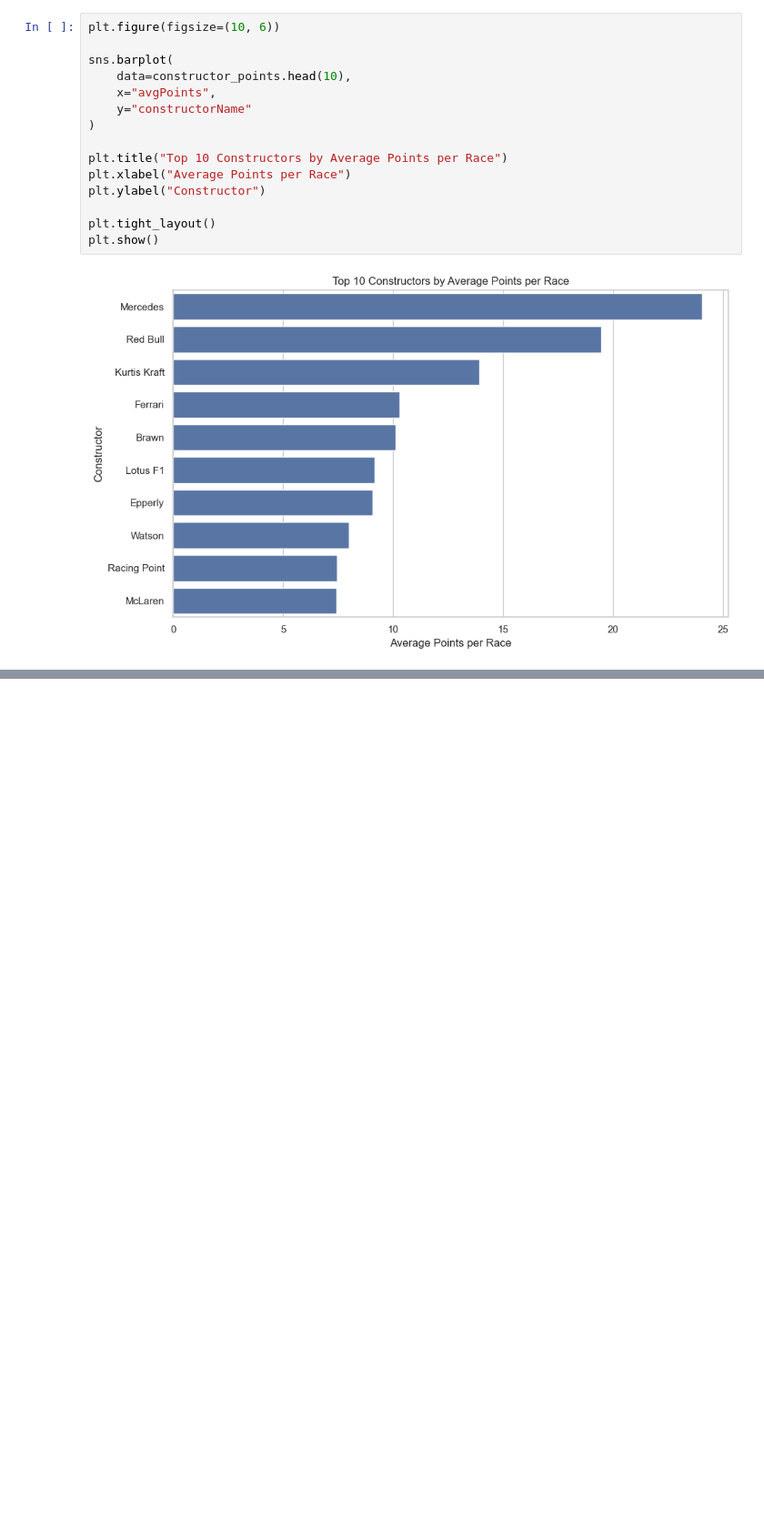
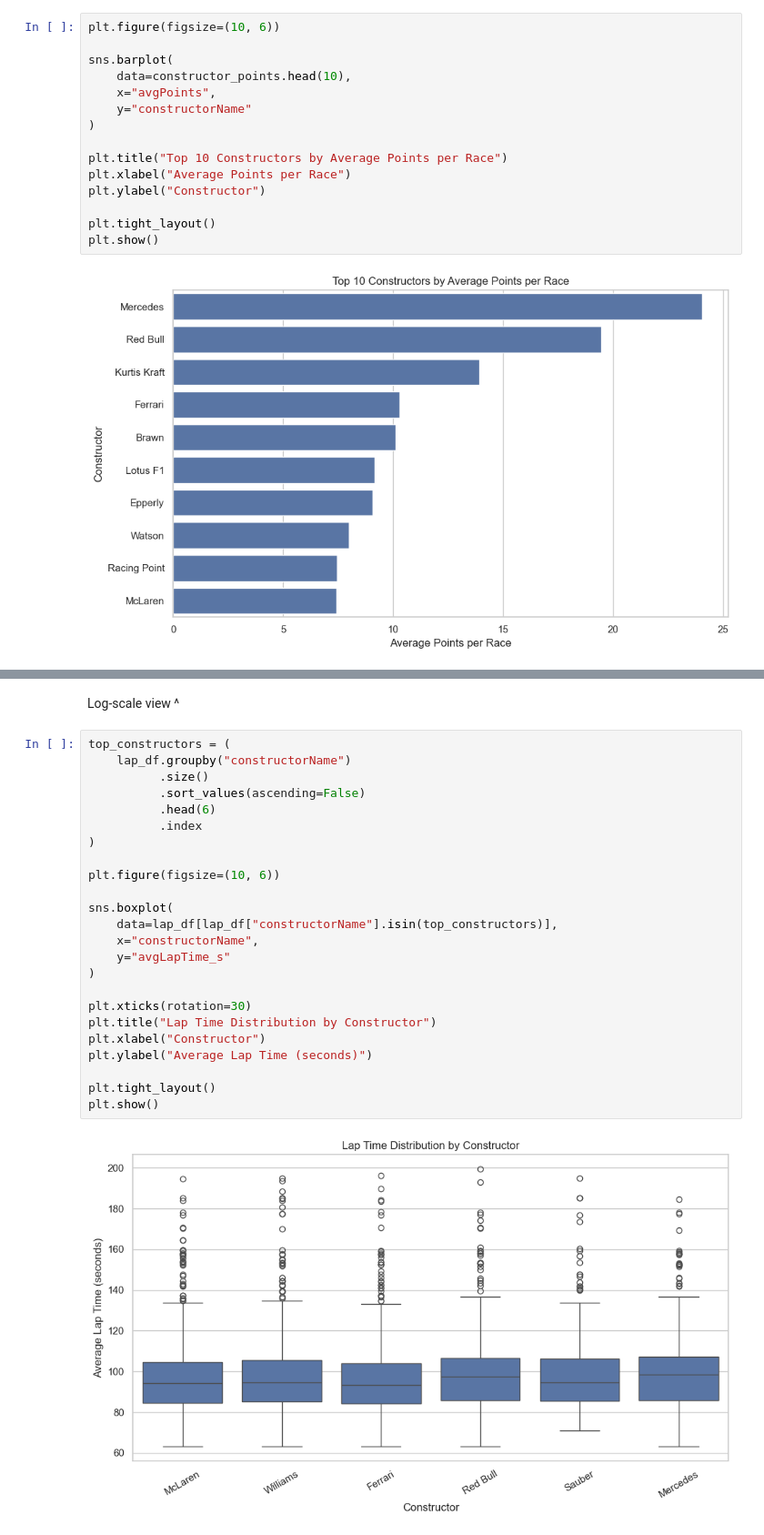
Before and after one commit to Razin3434/F1-Project, a Jupyter notebook: notebooks/04_eda.ipynb, the cells around one changed output, grey strips where cells are left out. Shown at 91% size. Drawn from its saved outputs; the diff is of its cells as text; blank space fills up the shorter version.

```diff
--- a/notebooks/04_eda.ipynb
+++ b/notebooks/04_eda.ipynb
@@ -190,0 +251,28 @@ plt.show()
+# %% [markdown]
+Log-scale view ^
+# %%
+top_constructors = (
+    lap_df.groupby("constructorName")
+          .size()
+          .sort_values(ascending=False)
+          .head(6)
+          .index
+)
+
+plt.figure(figsize=(10, 6))
+
+sns.boxplot(
+    data=lap_df[lap_df["constructorName"].isin(top_constructors)],
+    x="constructorName",
+    y="avgLapTime_s"
+)
+
+plt.xticks(rotation=30)
+plt.title("Lap Time Distribution by Constructor")
+plt.xlabel("Constructor")
+plt.ylabel("Average Lap Time (seconds)")
+
+plt.tight_layout()
+plt.show()
+# %% [output]
+[figure, added]
```
Also changed, not shown: parts of 15 cells of this notebook, 25 other files.
